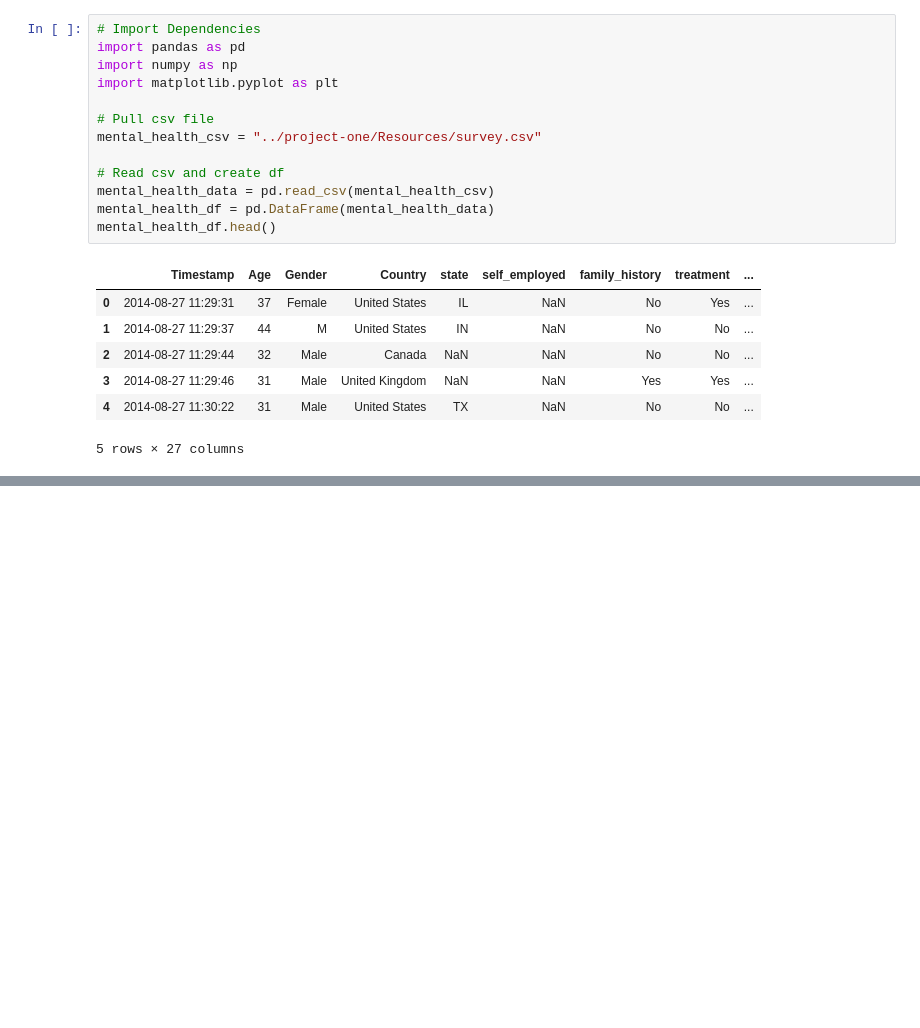
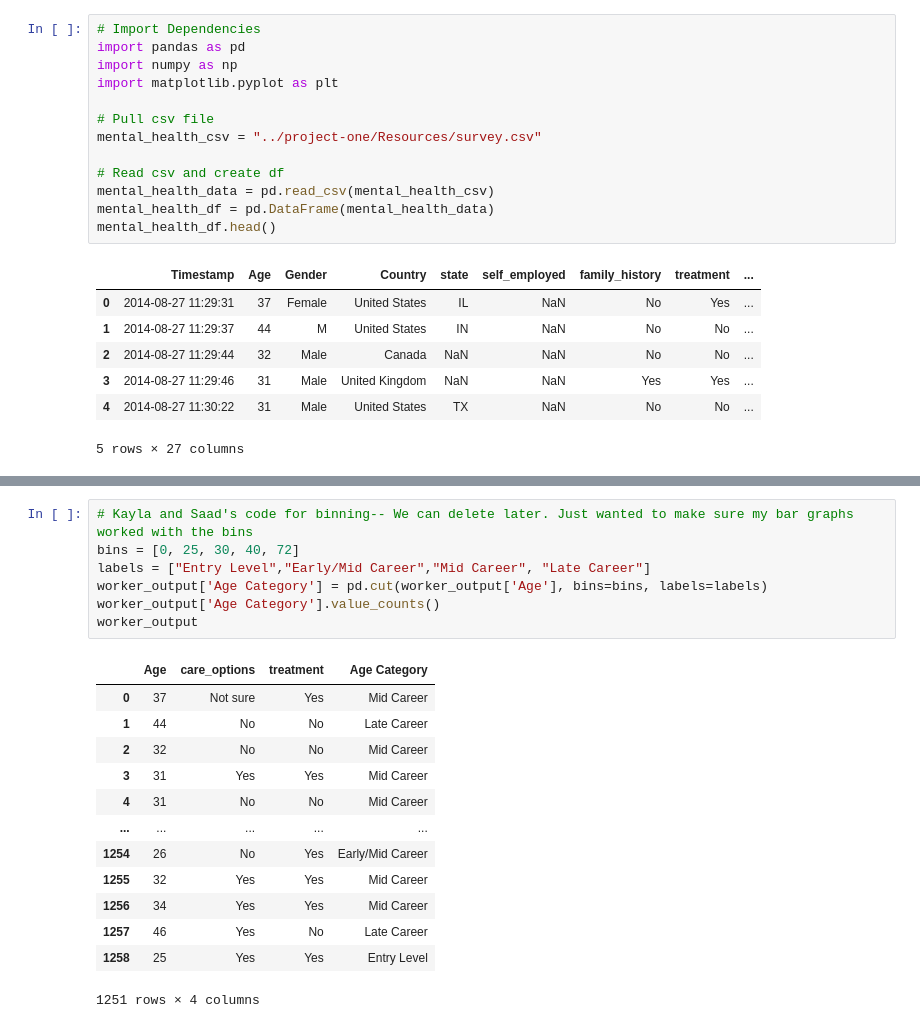
Before and after one commit to baileykayla953/project-one, a Jupyter notebook: mental_health_tech.ipynb, the cells around one changed output, grey strips where cells are left out. Cells and saved outputs as stored; diff of their text form; blank space fills up the shorter version.

```diff
--- a/mental_health_tech.ipynb
+++ b/mental_health_tech.ipynb
@@ -105,0 +122,21 @@ plt.tight_layout()
+# %%
+# Kayla and Saad's code for binning-- We can delete later. Just wanted to make sure my bar graphs worked with the bins
+bins = [0, 25, 30, 40, 72]
+labels = ["Entry Level","Early/Mid Career","Mid Career", "Late Career"]
+worker_output['Age Category'] = pd.cut(worker_output['Age'], bins=bins, labels=labels)
+worker_output['Age Category'].value_counts()
+worker_output
+# %% [output]
+|  | Age | care_options | treatment | Age Category |
+| 0 | 37 | Not sure | Yes | Mid Career |
+| 1 | 44 | No | No | Late Career |
+| 2 | 32 | No | No | Mid Career |
+| 3 | 31 | Yes | Yes | Mid Career |
+| 4 | 31 | No | No | Mid Career |
+| ... | ... | ... | ... | ... |
+| 1254 | 26 | No | Yes | Early/Mid Career |
+| 1255 | 32 | Yes | Yes | Mid Career |
+| 1256 | 34 | Yes | Yes | Mid Career |
+| 1257 | 46 | Yes | No | Late Career |
+| 1258 | 25 | Yes | Yes | Entry Level |
+1251 rows × 4 columns
```
Also changed, not shown: parts of 14 cells of this notebook.
